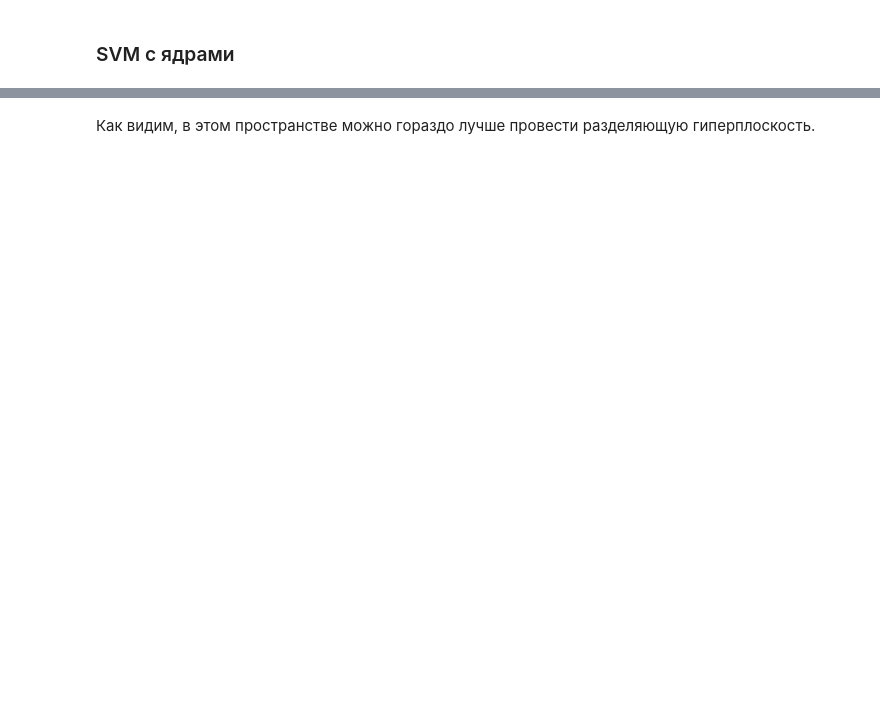
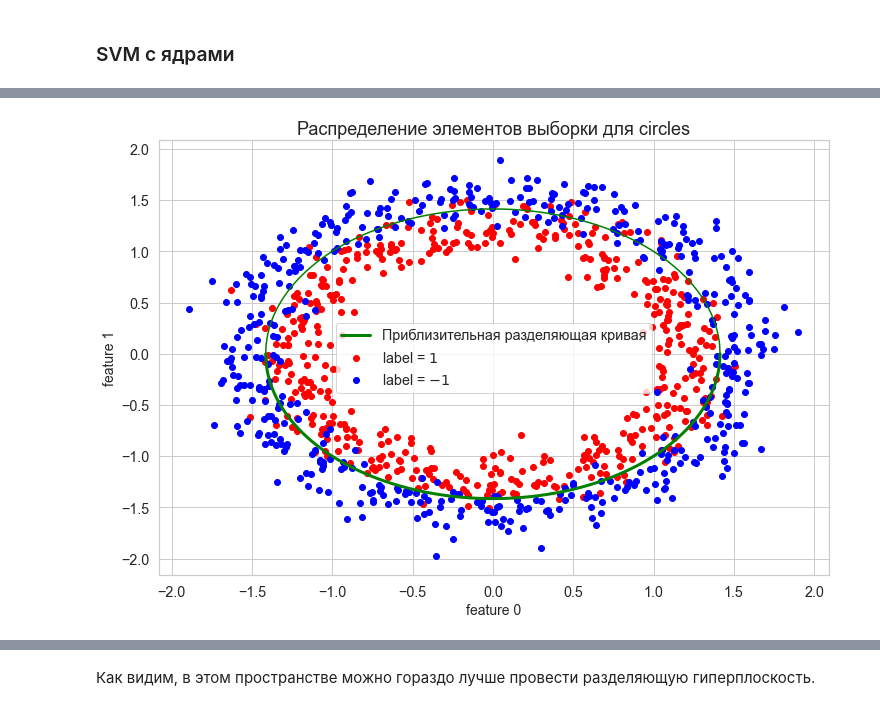
Before and after one commit to bumchik2/KernelTrick, a Jupyter notebook: main.ipynb, the cells around one changed output, grey strips where cells are left out. Cells and saved outputs as stored; diff of their text form; code cells hidden in the pictures; blank space fills up the shorter version.

```diff
--- a/main.ipynb
+++ b/main.ipynb
@@ -316 +365,11 @@ plot_data(X, y, 'Распределение элементов выборки')
+# %%
+plot_data(X_circles, y_circles, 'Распределение элементов выборки для circles')
+r_estimation = 2**0.5
+x_grid_tmp = np.linspace(-r_estimation, r_estimation, 1000)
+plt.plot(x_grid_tmp, np.sqrt(r_estimation * r_estimation - x_grid_tmp**2), c='g')
+plt.plot(x_grid_tmp, -np.sqrt(r_estimation * r_estimation - x_grid_tmp**2), c='g', lw=3, label='Приблизительная разделяющая кривая')
+plt.legend()
+plt.show()
+# %% [output]
+[figure, added]
 # %% [markdown]
```
Also changed, not shown: parts of 105 cells of this notebook, 2 other files.
